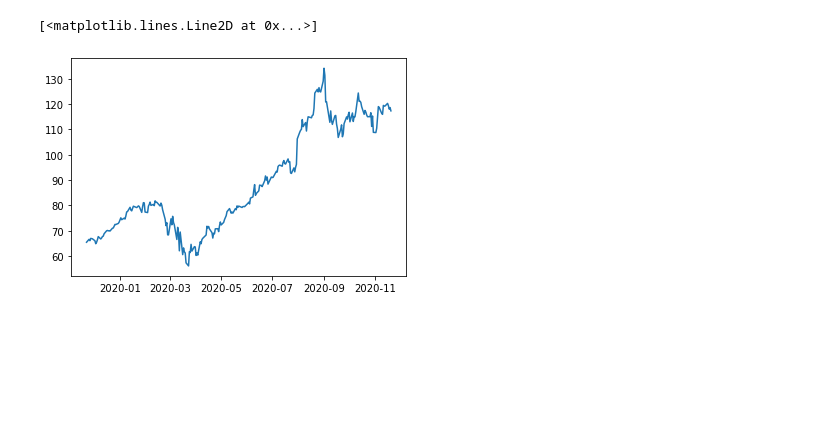
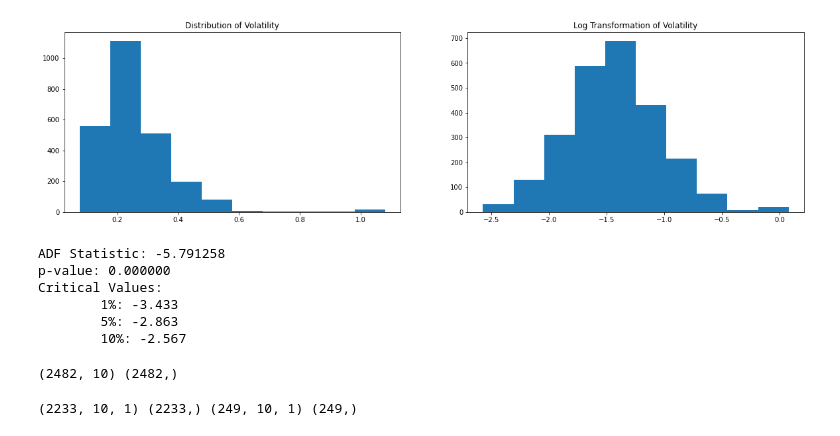
Before and after one commit to andermy/yahooScraper, a Jupyter notebook: historic volatility.ipynb, the cells around one changed output. Cells and saved outputs as stored; diff of their text form; code cells hidden in the pictures; blank space fills up the shorter version.

```diff
--- a/historic volatility.ipynb
+++ b/historic volatility.ipynb
@@ -4,13 +4,15 @@ from datetime import date, timedelta
 import pandas as pd
 import numpy as np
 import matplotlib.pyplot as plt
+import seaborn as sns
+window_size=20
 # %%
 # set stock ticker symbol
 stock_symbol = 'AAPL'
 
 # set date range for historical prices
 end_time = date.today()
-start_time = end_time - timedelta(days=365)
+start_time = end_time - timedelta(days=365*10)
 
 # reformat date range
 end = end_time.strftime('%Y-%m-%d')
@@ -18,13 +20,3 @@ start = start_time.strftime('%Y-%m-%d')
 
 # get daily stock prices over date range
 prices = get_data(stock_symbol, start, end, 'daily')
-# %%
-# calculate daily logarithmic return
-prices['returns'] = (np.log(prices.close /
-    prices.close.shift(-1)))
-
-# calculate daily standard deviation of returns
-daily_std = np.std(prices.returns)
-
-# annualized daily standard deviation
-std = daily_std * 252 ** 0.5
@@ -61,5 +23,55 @@ y -= (y_corr[1] - y_corr[0]) / 20
-# %%
-plt.plot(prices['close'])
-# %% [output]
-[<matplotlib.lines.Line2D at 0x...>]
-[figure, removed]
+# %%
+df = prices
+#compute daily returns and 20 day moving historical volatility
+df['returns']=df['close'].pct_change()
+df['volatility']=df['returns'].rolling(window_size).std()*(252**0.5)
+df =df.dropna()
+df = df.reset_index()
+df = df.drop('ticker',axis=1)
+X = df['volatility'].values
+plt.figure(figsize=(20,5))
+plt.subplot(121)
+plt.hist(X)
+plt.title('Distribution of Volatility')
+plt.subplot(122)
+plt.hist(np.log(X))
+plt.title('Log Transformation of Volatility')
+plt.show()
+# %% [output]
+[figure, added]
+# %%
+from statsmodels.tsa.stattools import adfuller
+result = adfuller(X)
+print('ADF Statistic: %f' % result[0])
+print('p-value: %f' % result[1])
+print('Critical Values:')
+for key, value in result[4].items():
+     print('\t%s: %.3f' % (key, value))
+# %% [output]
+ADF Statistic: -5.791258
+p-value: 0.000000
+Critical Values:
+        1%: -3.433
+        5%: -2.863
+        10%: -2.567
+# %%
+def convert2matrix(data_arr, look_back):
+    X, Y =[], []
+    for i in range(len(data_arr)-look_back):
+        d=i+look_back
+        X.append(data_arr[i:d])
+        Y.append(data_arr[d])
+    return np.array(X), np.array(Y)
+
+x, y = convert2matrix(X,10)
+print(x.shape,y.shape)
+# %% [output]
+(2482, 10) (2482,)
+# %%
+from sklearn.model_selection import train_test_split
+X,x_valid,y,y_valid = train_test_split(x,y,test_size=0.1,shuffle=False)
+X = np.expand_dims(X,2)
+x_valid = np.expand_dims(x_valid,2)
+print(X.shape,y.shape,x_valid.shape,y_valid.shape)
+# %% [output]
+(2233, 10, 1) (2233,) (249, 10, 1) (249,)
```
Also changed, not shown: parts of 6 cells of this notebook, 1 other file.
